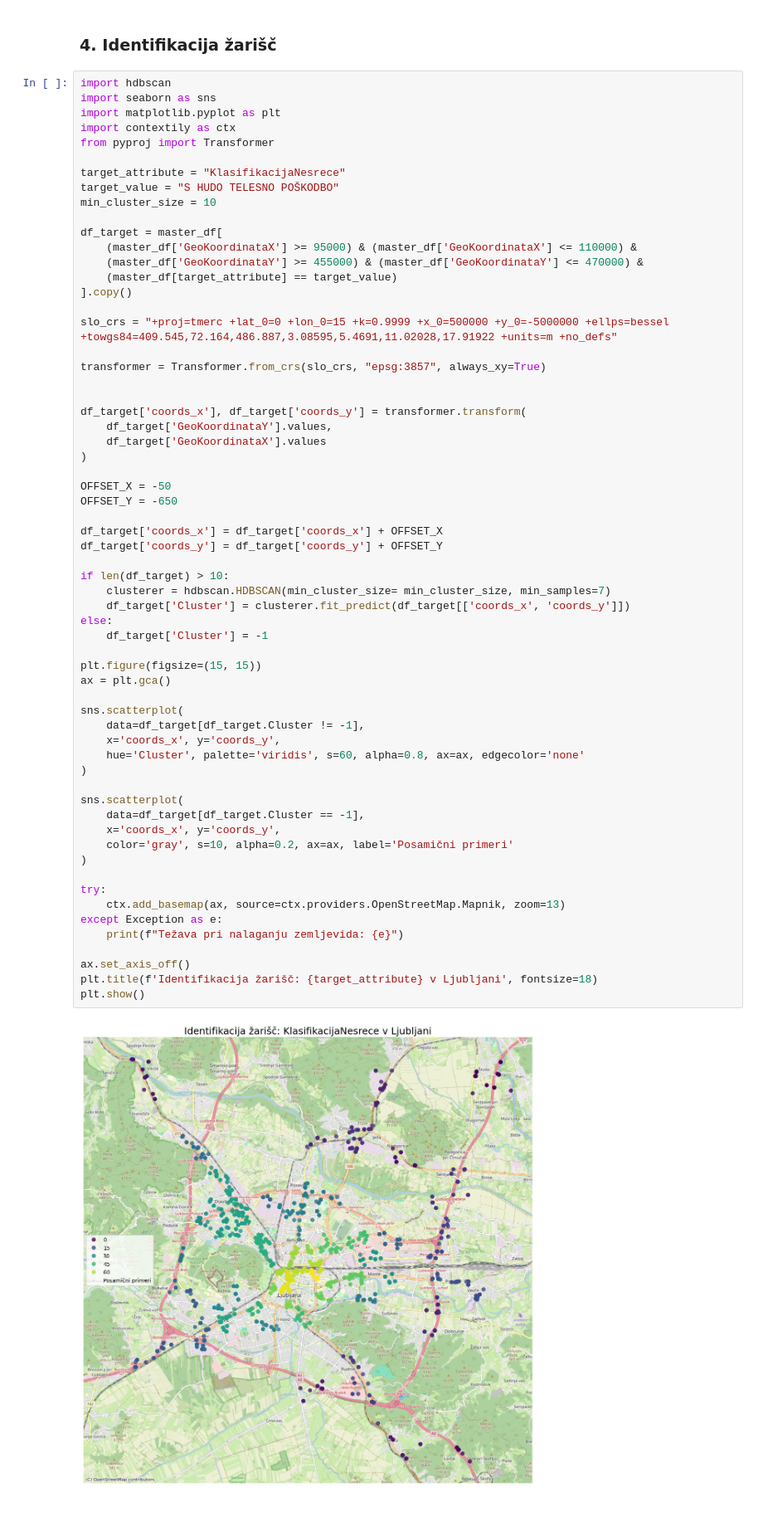
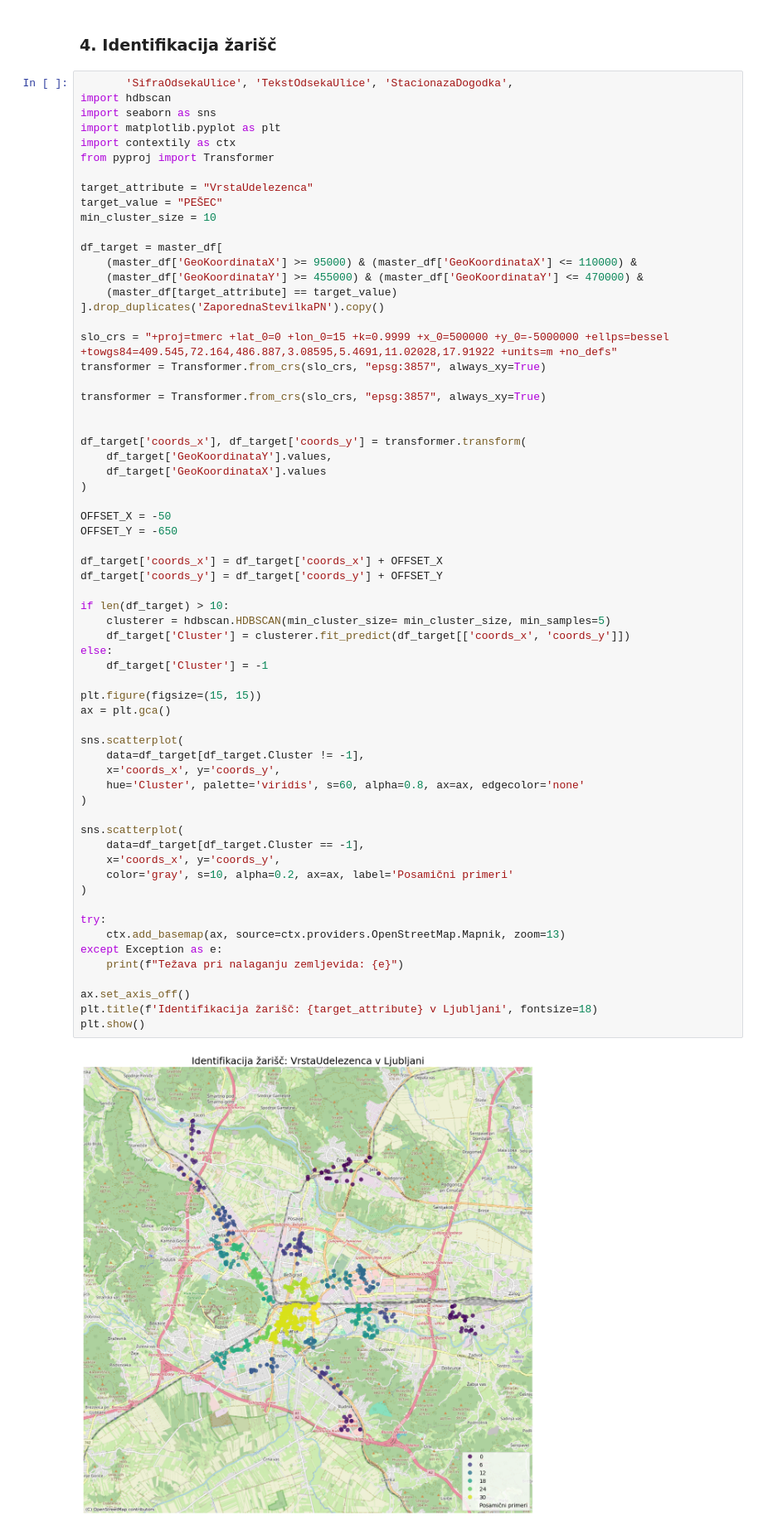
Before and after one commit to PatrikFurlan/PR2615, a Jupyter notebook: notebook.ipynb, the cells around one changed output. Shown at 83% size. Drawn from its saved outputs; the diff is of its cells as text.

```diff
--- a/notebook.ipynb
+++ b/notebook.ipynb
@@ -338,23 +363,25 @@ plt.show()
 # %% [markdown]
 ### 4. Identifikacija žarišč
 # %%
+       'SifraOdsekaUlice', 'TekstOdsekaUlice', 'StacionazaDogodka',
 import hdbscan
 import seaborn as sns
 import matplotlib.pyplot as plt
 import contextily as ctx
 from pyproj import Transformer
 
-target_attribute = "KlasifikacijaNesrece"
-target_value = "S HUDO TELESNO POŠKODBO"
+target_attribute = "VrstaUdelezenca"
+target_value = "PEŠEC"
 min_cluster_size = 10
 
 df_target = master_df[
     (master_df['GeoKoordinataX'] >= 95000) & (master_df['GeoKoordinataX'] <= 110000) &
     (master_df['GeoKoordinataY'] >= 455000) & (master_df['GeoKoordinataY'] <= 470000) &
     (master_df[target_attribute] == target_value)
-].copy()
+].drop_duplicates('ZaporednaStevilkaPN').copy()
 
 slo_crs = "+proj=tmerc +lat_0=0 +lon_0=15 +k=0.9999 +x_0=500000 +y_0=-5000000 +ellps=bessel +towgs84=409.545,72.164,486.887,3.08595,5.4691,11.02028,17.91922 +units=m +no_defs"
+transformer = Transformer.from_crs(slo_crs, "epsg:3857", always_xy=True)
 
 transformer = Transformer.from_crs(slo_crs, "epsg:3857", always_xy=True)
 
@@ -371,33 +398,33 @@ df_target['coords_x'] = df_target['coords_x'] + OFFSET_X
 df_target['coords_y'] = df_target['coords_y'] + OFFSET_Y
 
 if len(df_target) > 10:
-    clusterer = hdbscan.HDBSCAN(min_cluster_size= min_cluster_size, min_samples=7)
+    clusterer = hdbscan.HDBSCAN(min_cluster_size= min_cluster_size, min_samples=5)
     df_target['Cluster'] = clusterer.fit_predict(df_target[['coords_x', 'coords_y']])
 else:
     df_target['Cluster'] = -1
 
 plt.figure(figsize=(15, 15))
 ax = plt.gca()
 
 sns.scatterplot(
     data=df_target[df_target.Cluster != -1],
     x='coords_x', y='coords_y',
     hue='Cluster', palette='viridis', s=60, alpha=0.8, ax=ax, edgecolor='none'
 )
 
 sns.scatterplot(
     data=df_target[df_target.Cluster == -1],
     x='coords_x', y='coords_y',
     color='gray', s=10, alpha=0.2, ax=ax, label='Posamični primeri'
 )
 
 try:
     ctx.add_basemap(ax, source=ctx.providers.OpenStreetMap.Mapnik, zoom=13)
 except Exception as e:
     print(f"Težava pri nalaganju zemljevida: {e}")
 
 ax.set_axis_off()
 plt.title(f'Identifikacija žarišč: {target_attribute} v Ljubljani', fontsize=18)
 plt.show()
 # %% [output]
-[figure, old version]
+[figure, new version]
```
Also changed, not shown: parts of 14 cells of this notebook, 2 other files.
